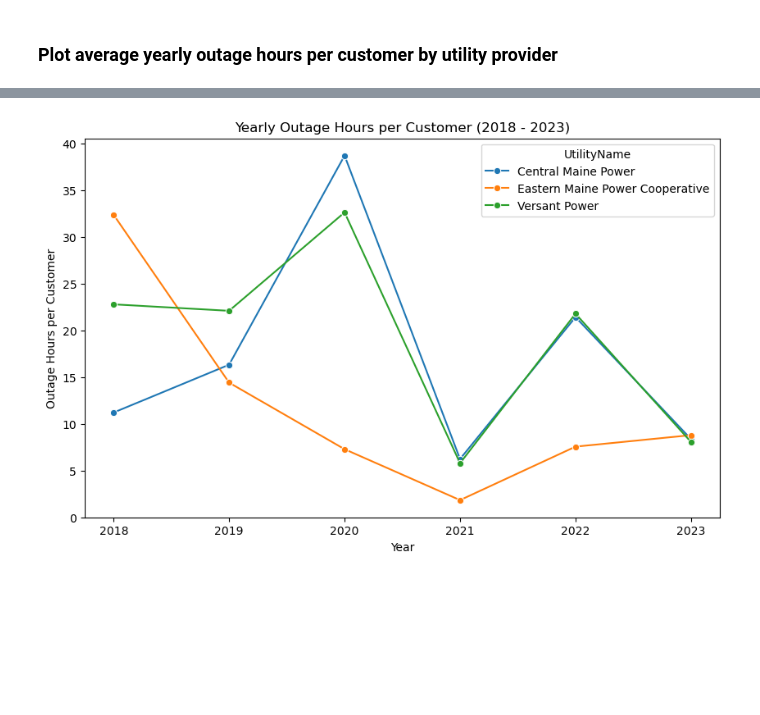
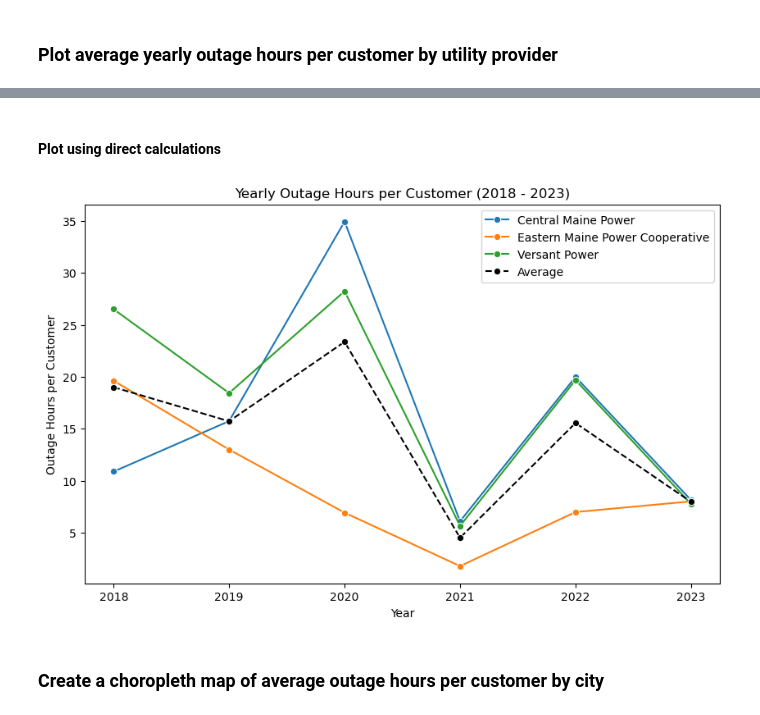
Before and after one commit to willgao23/maine-blackouts, a Jupyter notebook: notebooks/maine-blackout-analysis.ipynb, the cells around one changed output, grey strips where cells are left out. Saved outputs shown, nothing was run; the diff lists cells and outputs as text; code cells hidden in the pictures; blank space fills up the shorter version.

```diff
--- a/notebooks/maine-blackout-analysis.ipynb
+++ b/notebooks/maine-blackout-analysis.ipynb
@@ -19,7 +21,12 @@ pd.options.mode.chained_assignment = None
 df = pd.read_csv('../data/Maine_Power.csv')
 
 # drop all entries with an unknown county or no customer hours tracked
-df.drop(df[df['CountyName'] == "Unknown"].index, inplace=True)
-df.drop(df[df['CustomerHoursTrackedTotal']  <= 0].index, inplace=True)
-
-df
+county_df = df.copy(deep=True)
+county_df.drop(county_df[county_df['CountyName'] == "Unknown"].index, inplace=True)
+county_df.drop(county_df[county_df['CustomerHoursTrackedTotal']  <= 0].index, inplace=True)
+# Use the max of 'MaxCustomerOut' and 'AvgCustomersTracked' to account for cases where
+# 'maxcustomersout' exceeds 'avgcustomerstracked', which likely indicates underreporting
+# of tracked customers.
+county_df['Customers'] = df[['MaxCustomersOut', 'AvgCustomersTracked']].max(axis=1)
+df['Customers'] = df[['MaxCustomersOut', 'AvgCustomersTracked']].max(axis=1)
+df.drop(county_df[county_df['CustomerHoursTrackedTotal']  <= 0].index, inplace=True)
@@ -201,26 +345,38 @@ utility_cust_outage_df
+# %% [markdown]
+#### Plot using direct calculations
 # %%
+
 # sum up all the customers tracked and total customer hours by month and utility provider
-monthly_utility_plot_df = df.groupby(['UtilityName', 'RecordYear', 'RecordMonth']).agg({'CustomerHoursOutTotal': 'sum', 'AvgCustomersTracked': 'sum'}).reset_index()
+monthly_utility_plot_df = df.groupby(['UtilityName', 'RecordYear', 'RecordMonth']).agg({'CustomerHoursOutTotal': 'sum', 'Customers': 'sum'}).reset_index()
 
 # sum up total customer hours out by year and utility provider and average the customers tracked (to avoid double counting)
-yearly_utility_plot_df = monthly_utility_plot_df.groupby(['UtilityName', 'RecordYear']).agg({'CustomerHoursOutTotal': 'sum', 'AvgCustomersTracked': 'mean'}).reset_index()
+yearly_utility_plot_df = monthly_utility_plot_df.groupby(['UtilityName', 'RecordYear']).agg({'CustomerHoursOutTotal': 'sum', 'Customers': 'mean'}).reset_index()
 
 # get the yearly outage hours per customer for each utility provider
-yearly_utility_plot_df['OutageHoursPerCustomer'] = yearly_utility_plot_df['CustomerHoursOutTotal'] / yearly_utility_plot_df['AvgCustomersTracked']
+yearly_utility_plot_df['OutageHoursPerCustomer'] = yearly_utility_plot_df['CustomerHoursOutTotal'] / yearly_utility_plot_df['Customers']
 
 # Eastern Maine Power Cooperative only has data from 2018 onwards, removing data from 2017 and earlier for consistency
 yearly_utility_plot_df.drop(yearly_utility_plot_df[yearly_utility_plot_df['RecordYear'] <= 2017].index, inplace=True)
 
+# Calculate the average outage hours per year
+avg_outage_direct = yearly_utility_plot_df.groupby('RecordYear')['OutageHoursPerCustomer'].mean().reset_index()
+avg_outage_direct['UtilityProvider'] = 'Average'
+
 # plot the data
 plt.figure(figsize=(10,6))
 sns.lineplot(data=yearly_utility_plot_df, x='RecordYear', y='OutageHoursPerCustomer', hue='UtilityName', marker="o")
+
+# Plot the average outage hours per year on the same chart
+sns.lineplot(data=avg_outage_direct, x='RecordYear', y='OutageHoursPerCustomer', color='black', label='Average', marker="o", linestyle='--')
 
 # add labels
 plt.title('Yearly Outage Hours per Customer (2018 - 2023)')
 plt.ylabel('Outage Hours per Customer')
 plt.xlabel('Year')
 
-plt.savefig('exports/utility-cust-out-hours-2018-2023.png', dpi=300)
+plt.savefig('exports/direct-utility-cust-out-hours-2018-2023.png', dpi=300)
 plt.show()
 # %% [output]
-[figure, old version]
+[figure, new version]
+# %% [markdown]
+### Create a choropleth map of average outage hours per customer by city
```
Also changed, not shown: parts of 16 cells of this notebook, 19 other files.
